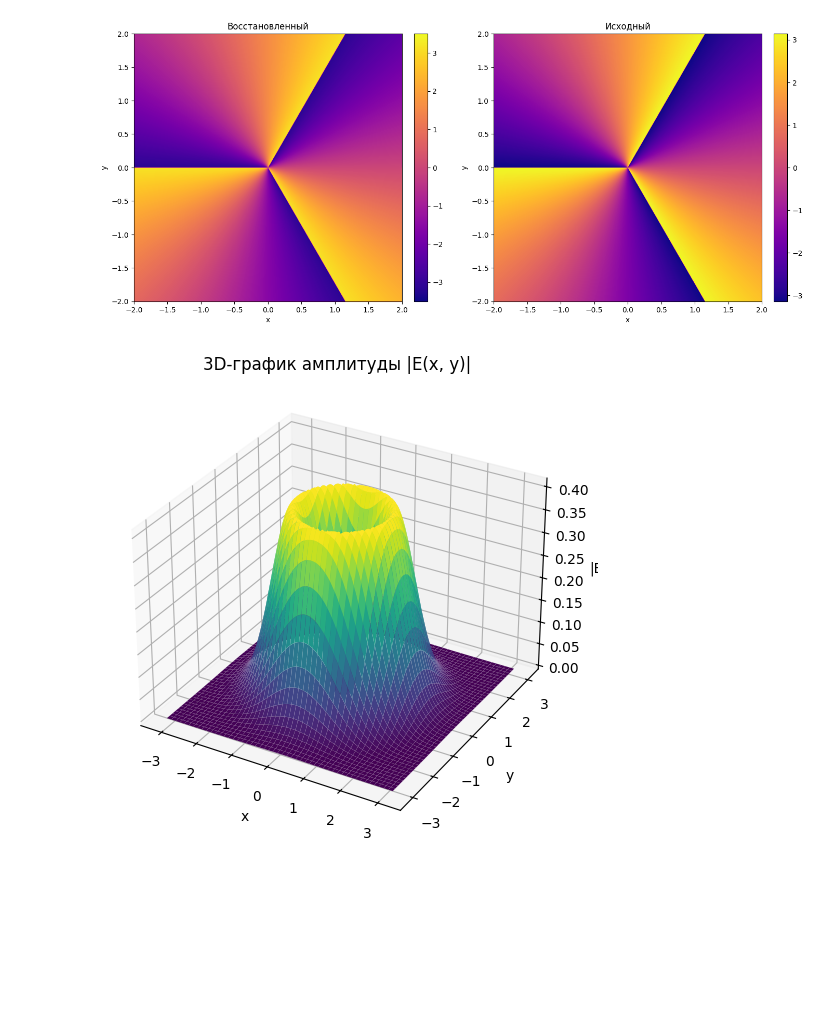
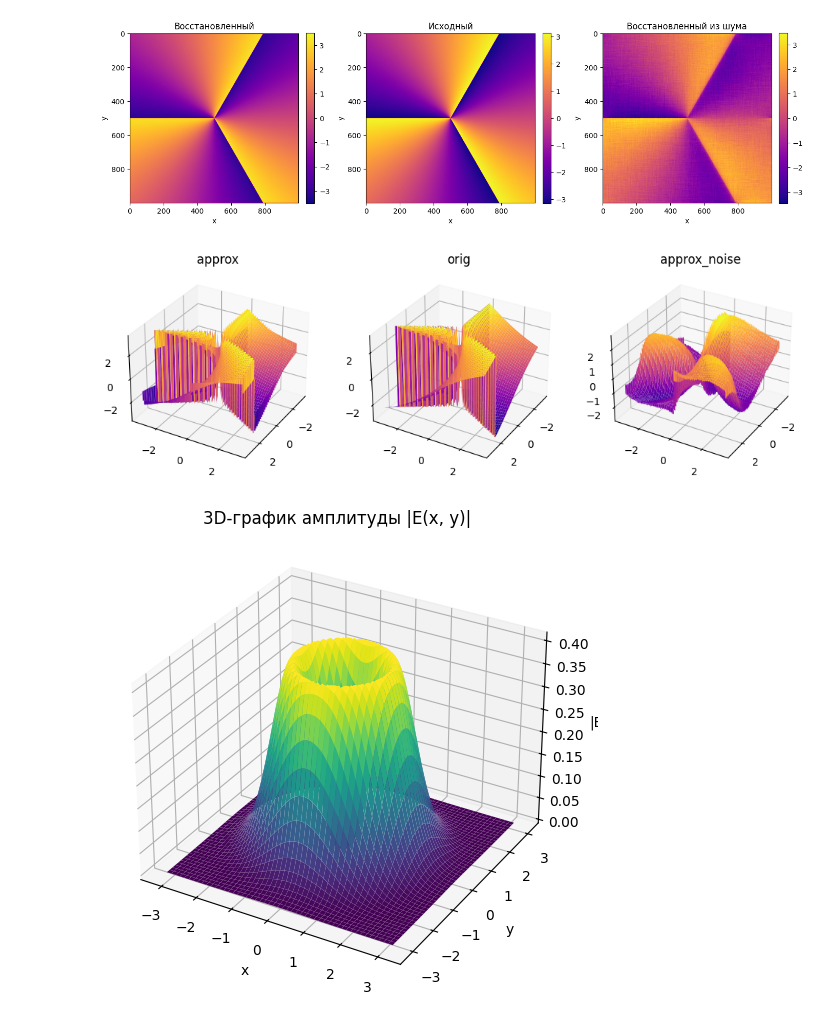
Before and after one commit to TerraFlexer/Wave_Reconstruction, a Jupyter notebook: vortex.ipynb, the cells around one changed output. Saved outputs shown, nothing was run; the diff lists cells and outputs as text; code cells hidden in the pictures; blank space fills up the shorter version.

```diff
--- a/vortex.ipynb
+++ b/vortex.ipynb
@@ -100,0 +466,4 @@ np.float64(6.0022348752140475)
+# %%
+def add_noise(z, perc, N):
+    ampl = abs(z.max() - z.min()) * perc
+    return z + ampl * np.random.randn(N, N)
@@ -122,26 +515,30 @@ array([[ 0.78539816,  0.78640017,  0.78740418, ...,  2.35418847,
+# %%
+approx_noise = method_v(add_noise(p, 0.2, grid_size), grid_size, Edge, 1, 0.5, 1)
 # %%
 approx = method_v(p, grid_size, Edge, 0)
 # %%
 # Визуализация
-fig, axs = plt.subplots(1, 2, figsize=(14, 6))
+fig, axs = plt.subplots(1, 3, figsize=(14, 6))
 
-# Интенсивность
-im0 = axs[0].imshow(approx, extent=(-2, 2, -2, 2), cmap='plasma')
+im0 = axs[0].imshow(approx, cmap='plasma')
 axs[0].set_title('Восстановленный')
 axs[0].set_xlabel('x')
 axs[0].set_ylabel('y')
 fig.colorbar(im0, ax=axs[0], fraction=0.046, pad=0.04)
 
-# Фаза
-im1 = axs[1].imshow(np.angle(field), extent=(-2, 2, -2, 2), cmap='plasma')
+im1 = axs[1].imshow(p, cmap='plasma')
 axs[1].set_title('Исходный')
 axs[1].set_xlabel('x')
 axs[1].set_ylabel('y')
 fig.colorbar(im1, ax=axs[1], fraction=0.046, pad=0.04)
 
+im1 = axs[2].imshow(approx_noise, cmap='plasma')
+axs[2].set_title('Восстановленный из шума')
+axs[2].set_xlabel('x')
+axs[2].set_ylabel('y')
+fig.colorbar(im1, ax=axs[2], fraction=0.046, pad=0.04)
+
 plt.tight_layout()
 plt.show()
-# периодические условия, почему так хорошо
-# насколько шум влияет на работу методов
 # %% [output]
-[figure, old version]
+[figure, new version]
@@ -148,3 +576,27 @@ plt.show()
+# %%
+fig = plt.figure(figsize=(12, 6))  # Ширина 12 дюймов, высота 6 дюймов
+ax = fig.add_subplot(131, projection='3d')
+surf1 = ax.plot_surface(X, Y, approx, cmap='plasma')
+ax.set_title('approx')
+# ax.set_zlim([0, np.max(fm)])
+ax.view_init(30, 30)
+# fig.colorbar(surf1, location='bottom', shrink=0.6, aspect=7)
+
+ax = fig.add_subplot(132, projection='3d')
+surf2 = ax.plot_surface(X, Y, p, cmap='plasma')
+ax.set_title('orig')
+# ax.set_zlim([0, np.max((z_approx - offs))])
+ax.view_init(30, 30)
+# fig.colorbar(surf2, location='bottom', shrink=0.6, aspect=7)
+
+ax = fig.add_subplot(133, projection='3d')
+surf2 = ax.plot_surface(X, Y, approx_noise, cmap='plasma')
+ax.set_title('approx_noise')
+# ax.set_zlim([0, np.max((z_approx - offs))])
+ax.view_init(30, 30)
+plt.show()
+# %% [output]
+[figure, added]
 # %%
 # ---------- 3D ПЛОТ АМПЛИТУДЫ ----------
 fig3d_amp = plt.figure(figsize=(8, 6))
```
Also changed, not shown: parts of 39 cells of this notebook.
